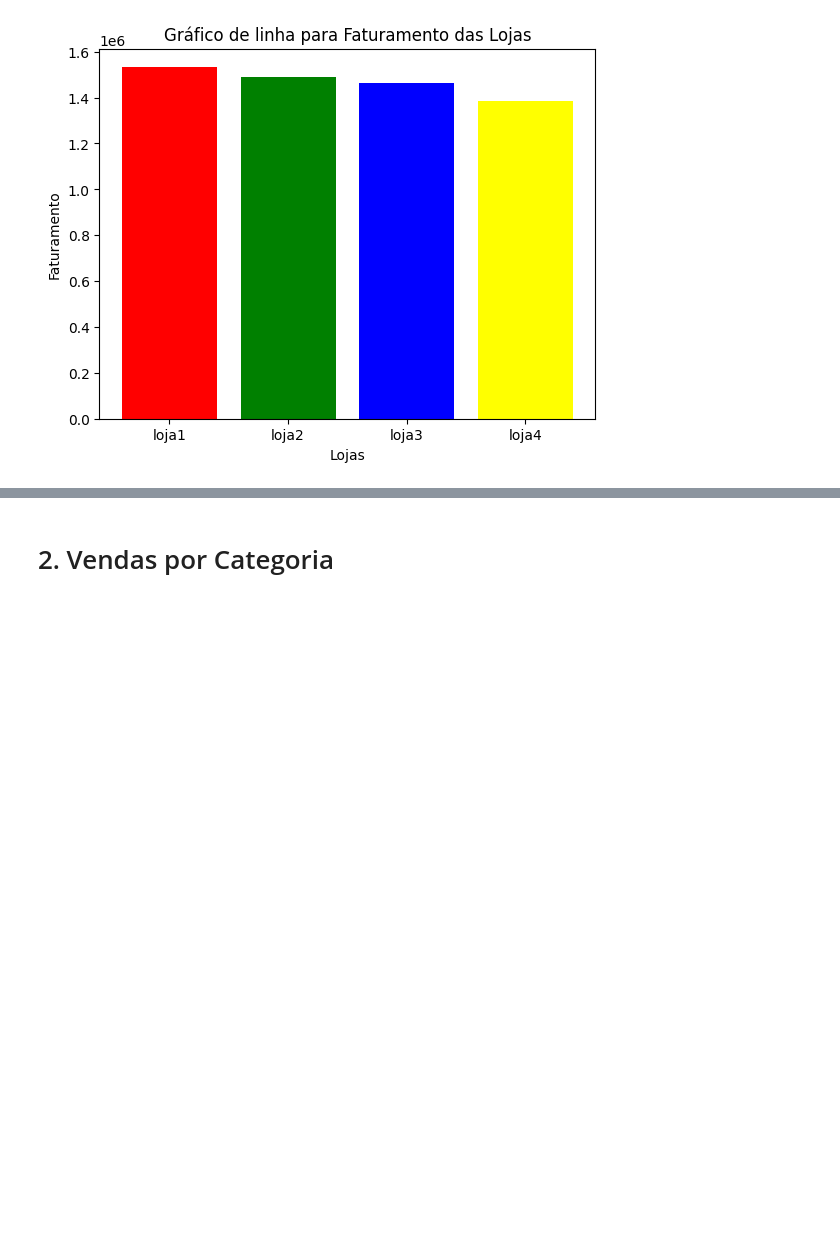
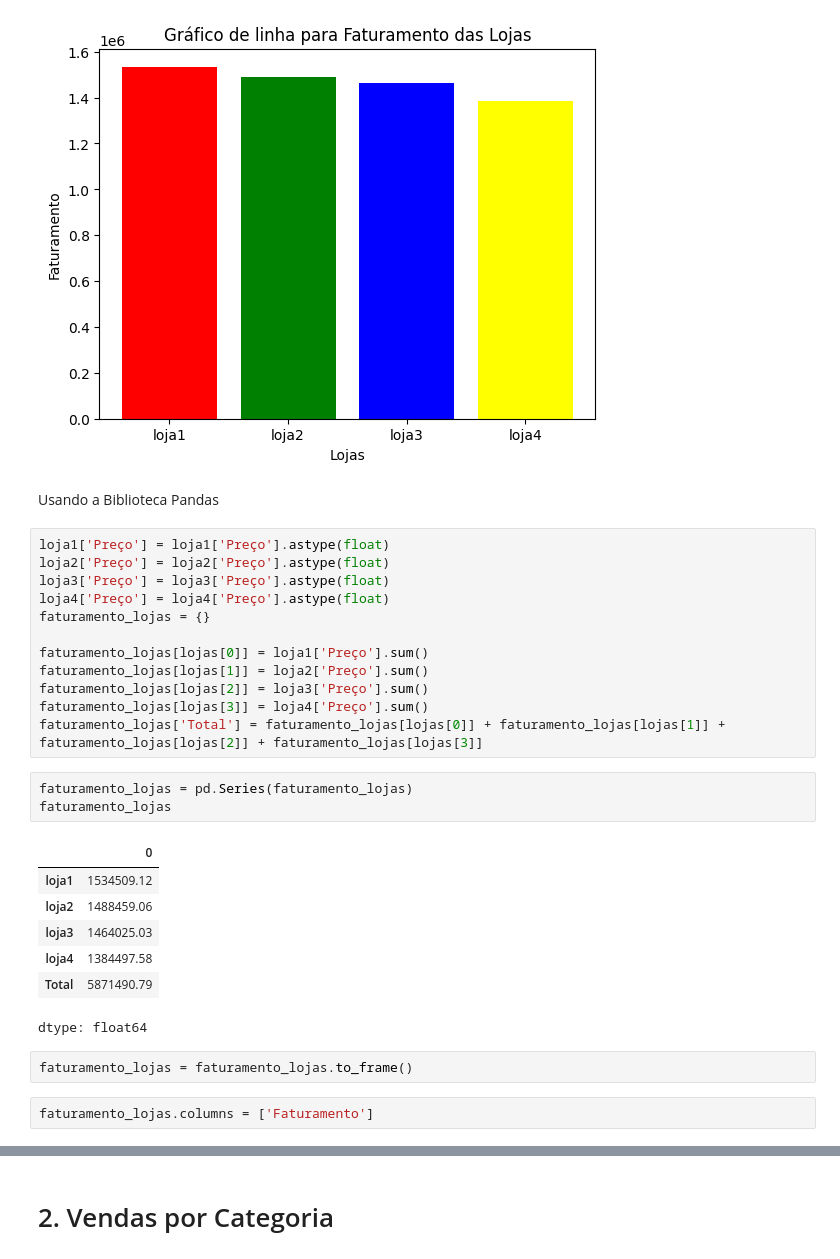
Before and after one commit to Enoque12/challenge1-data-science, a Jupyter notebook: AluraStoreBr.ipynb, the cells around one changed output, grey strips where cells are left out. Cells and saved outputs as stored; diff of their text form; blank space fills up the shorter version.

```diff
--- a/AluraStoreBr.ipynb
+++ b/AluraStoreBr.ipynb
@@ -86,3 +86,32 @@ loja3 = R$ 1464025.03
 loja4 = R$ 1384497.58
 O faturamento total e = R$ 5871490.79
 [figure]
+# %% [markdown]
+Usando a Biblioteca Pandas
+# %%
+loja1['Preço'] = loja1['Preço'].astype(float)
+loja2['Preço'] = loja2['Preço'].astype(float)
+loja3['Preço'] = loja3['Preço'].astype(float)
+loja4['Preço'] = loja4['Preço'].astype(float)
+faturamento_lojas = {}
+
+faturamento_lojas[lojas[0]] = loja1['Preço'].sum()
+faturamento_lojas[lojas[1]] = loja2['Preço'].sum()
+faturamento_lojas[lojas[2]] = loja3['Preço'].sum()
+faturamento_lojas[lojas[3]] = loja4['Preço'].sum()
+faturamento_lojas['Total'] = faturamento_lojas[lojas[0]] + faturamento_lojas[lojas[1]] + faturamento_lojas[lojas[2]] + faturamento_lojas[lojas[3]]
+# %%
+faturamento_lojas = pd.Series(faturamento_lojas)
+faturamento_lojas
+# %% [output]
+|  | 0 |
+| loja1 | 1534509.12 |
+| loja2 | 1488459.06 |
+| loja3 | 1464025.03 |
+| loja4 | 1384497.58 |
+| Total | 5871490.79 |
+dtype: float64
+# %%
+faturamento_lojas = faturamento_lojas.to_frame()
+# %%
+faturamento_lojas.columns = ['Faturamento']
```
Also changed, not shown: parts of 6 cells of this notebook.
